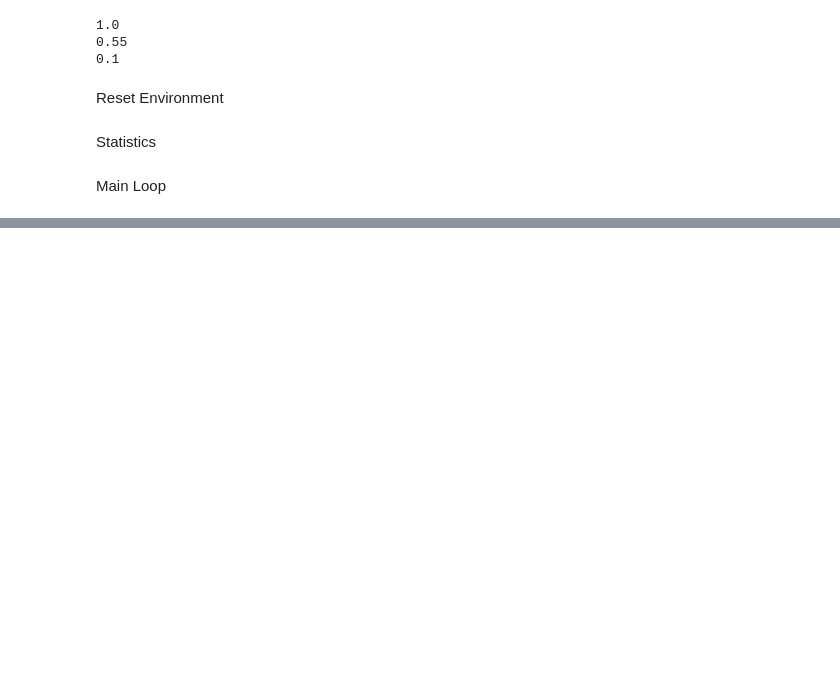
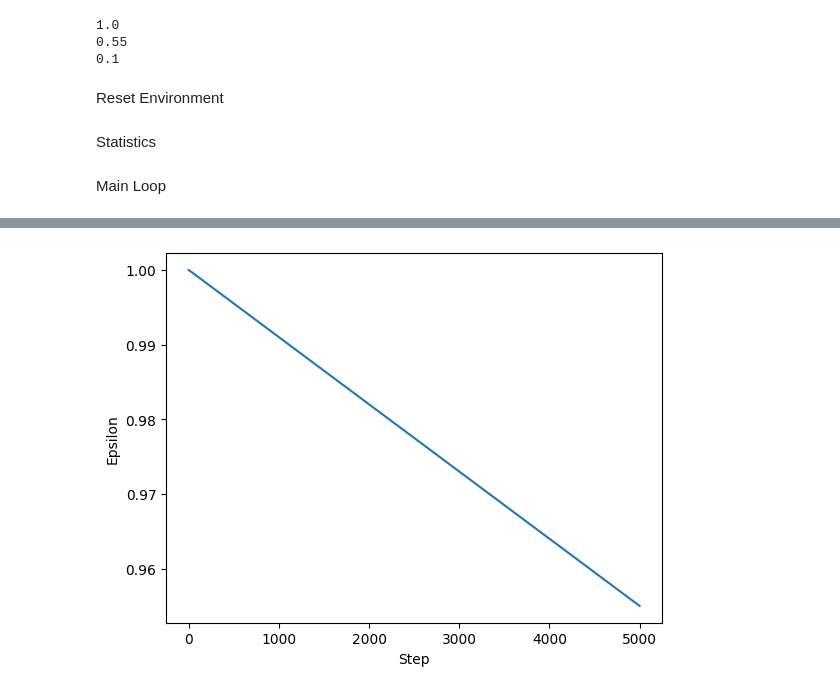
Before and after one commit to sarthaknandwani/DQN_Extensions, a Jupyter notebook: notebooks/template.ipynb, the cells around one changed output, grey strips where cells are left out. Saved outputs shown, nothing was run; the diff lists cells and outputs as text; code cells hidden in the pictures; blank space fills up the shorter version.

```diff
--- a/notebooks/template.ipynb
+++ b/notebooks/template.ipynb
@@ -1153,0 +1330,10 @@ Episode 506 | Reward 1.0 | Epsilon 0.103
+# %%
+# Epsilon
+plt.plot(
+    epsilons
+)
+plt.xlabel("Step")
+plt.ylabel("Epsilon")
+plt.show()
+# %% [output]
+[figure, added]
```
Also changed, not shown: parts of 27 cells of this notebook.
